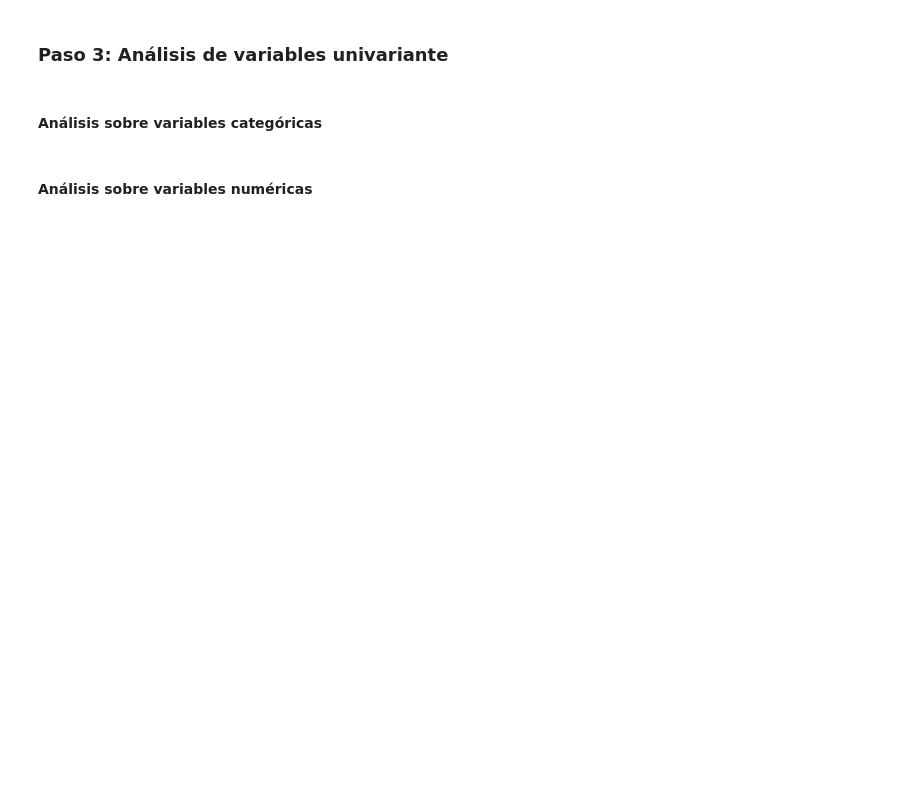
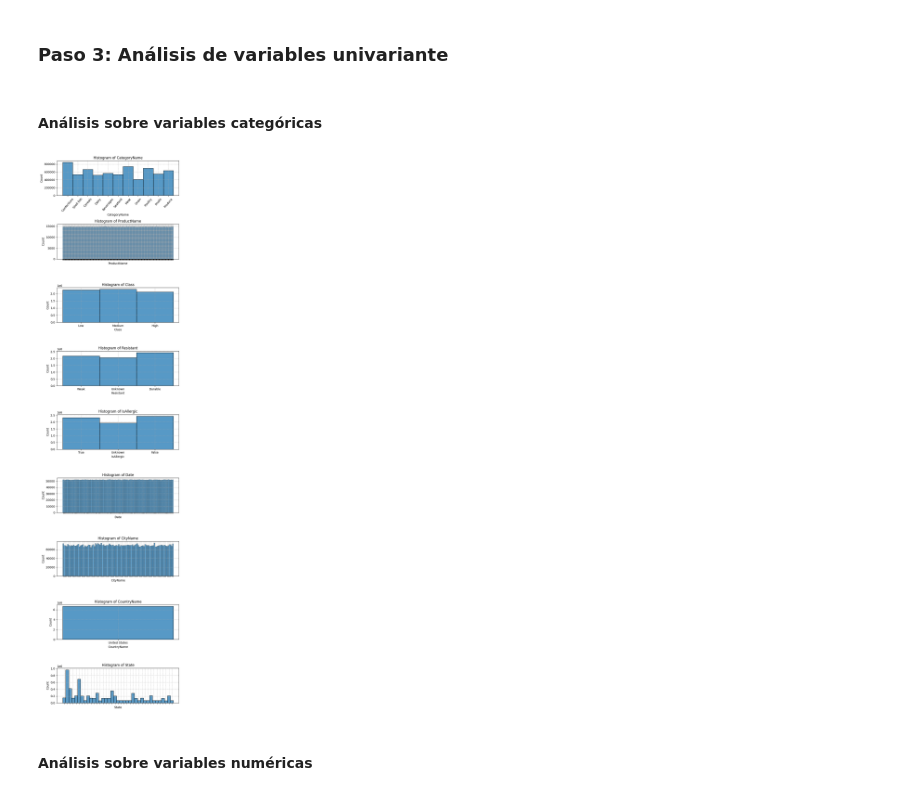
Before and after one commit to andtay/Machine_Learning_Based_Demand_Forecasting, a Jupyter notebook: src/EDA.ipynb, the cells around one changed output. Drawn from its saved outputs; the diff is of its cells as text; code cells hidden in the pictures; blank space fills up the shorter version.

```diff
--- a/src/EDA.ipynb
+++ b/src/EDA.ipynb
@@ -130,6 +134,38 @@ Variables derivadas del tiempo (`Date`, `ModifyDate`).
 ### Paso 3: Análisis de variables univariante
 # %% [markdown]
 #### Análisis sobre variables categóricas
+# %%
+categoricals_variables = ['CategoryName', 'ProductName', 'Class', 'Resistant', 'IsAllergic', 'Date', 'CityName', 'CountryName', 'State']
+
+
+def plot_categoricas(data_set, variables_categoricas):
+
+    # Crear la figura con 1 columna y n filas, donde n es el número de variables categóricas.
+    fig, axis = plt.subplots(len(variables_categoricas), 1, figsize=(7, len(variables_categoricas) * 3))
+
+    # Iterar sobre cada columna categórica del DataFrame
+    for i, col in enumerate(variables_categoricas):
+        # Crear histograma para cada columna categórica.
+        sns.histplot(ax = axis[i], data = data_set, x = col)
+        axis[i].set_title(f'Histogram of {col}')
+        axis[i].grid(linestyle='--', alpha=0.7)
+
+        # Rotación automática de las etiquetas del eje X si es necesario.
+
+        category_counts = data_set[col].value_counts() # Contar las categorías en la columna.
+
+        if len(category_counts) > 20: # Si hay más de 20 categorías, eliminar las etiquetas del eje X
+            axis[i].set_xticklabels([])
+        elif len(category_counts) >= 8:
+            for label in axis[i].get_xticklabels(): # Si hay más de 10 categorías pero menos de 20, rotar las etiquetas del eje X
+                label.set_rotation(50)
+
+    plt.tight_layout()
+    plt.show()
+
+plot_categoricas(data_limpia, categoricals_variables)
+# %% [output]
+[figure, added]
 # %% [markdown]
 #### Análisis sobre variables numéricas
 # %%
```
Also changed, not shown: parts of 8 cells of this notebook, 1 other file.
